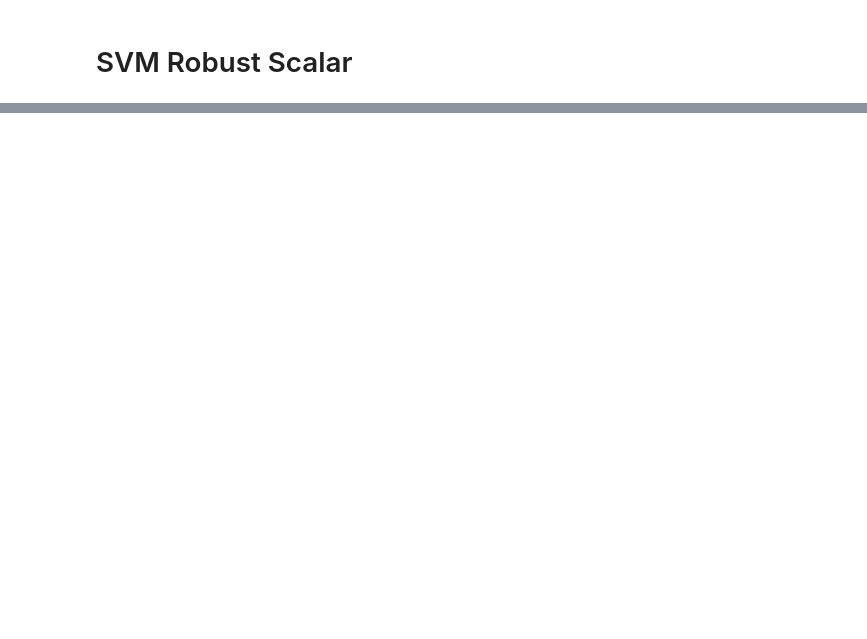
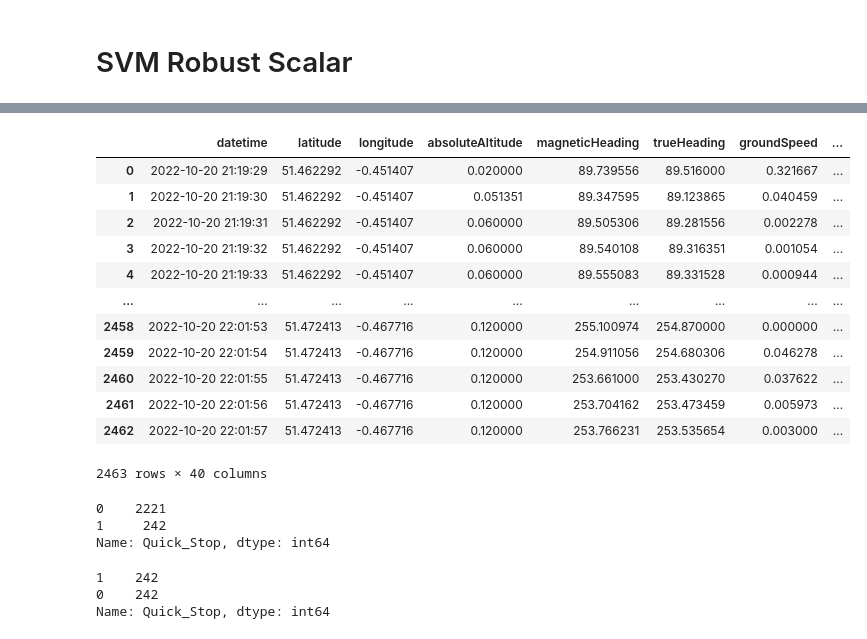
Before and after one commit to twolf190/Valkyrie, a Jupyter notebook: ML/Quick_Stop_SVM.ipynb, the cells around one changed output, grey strips where cells are left out. Saved outputs shown, nothing was run; the diff lists cells and outputs as text; code cells hidden in the pictures; blank space fills up the shorter version.

```diff
--- a/ML/Quick_Stop_SVM.ipynb
+++ b/ML/Quick_Stop_SVM.ipynb
@@ -335,0 +385,6 @@ plt.show()
+# %%
+# reading files from 10/20 dataset
+dfN = pd.read_csv('SimData_2022.10.20_17.19.15.csv.roar.csv',
+                parse_dates = {'datetime': ['date', 'time']},
+                low_memory=False)
+dfN = df_transformation(dfN)
@@ -335,0 +397,16 @@ plt.show()
+# %%
+dfN
+# %% [output]
+|  | datetime | latitude | longitude | absoluteAltitude | magneticHeading | trueHeading | groundSpeed | ... |
+| 0 | 2022-10-20 21:19:29 | 51.462292 | -0.451407 | 0.020000 | 89.739556 | 89.516000 | 0.321667 | ... |
+| 1 | 2022-10-20 21:19:30 | 51.462292 | -0.451407 | 0.051351 | 89.347595 | 89.123865 | 0.040459 | ... |
+| 2 | 2022-10-20 21:19:31 | 51.462292 | -0.451407 | 0.060000 | 89.505306 | 89.281556 | 0.002278 | ... |
+| 3 | 2022-10-20 21:19:32 | 51.462292 | -0.451407 | 0.060000 | 89.540108 | 89.316351 | 0.001054 | ... |
+| 4 | 2022-10-20 21:19:33 | 51.462292 | -0.451407 | 0.060000 | 89.555083 | 89.331528 | 0.000944 | ... |
+| ... | ... | ... | ... | ... | ... | ... | ... | ... |
+| 2458 | 2022-10-20 22:01:53 | 51.472413 | -0.467716 | 0.120000 | 255.100974 | 254.870000 | 0.000000 | ... |
+| 2459 | 2022-10-20 22:01:54 | 51.472413 | -0.467716 | 0.120000 | 254.911056 | 254.680306 | 0.046278 | ... |
+| 2460 | 2022-10-20 22:01:55 | 51.472413 | -0.467716 | 0.120000 | 253.661000 | 253.430270 | 0.037622 | ... |
+| 2461 | 2022-10-20 22:01:56 | 51.472413 | -0.467716 | 0.120000 | 253.704162 | 253.473459 | 0.005973 | ... |
+| 2462 | 2022-10-20 22:01:57 | 51.472413 | -0.467716 | 0.120000 | 253.766231 | 253.535654 | 0.003000 | ... |
+2463 rows × 40 columns
@@ -335,0 +426,6 @@ plt.show()
+# %%
+dfN['Quick_Stop'].value_counts()
+# %% [output]
+0    2221
+1     242
+Name: Quick_Stop, dtype: int64
@@ -335,0 +436,6 @@ plt.show()
+# %%
+df2['Quick_Stop'].value_counts()
+# %% [output]
+1    242
+0    242
+Name: Quick_Stop, dtype: int64
```
Also changed, not shown: parts of 22 cells of this notebook.
